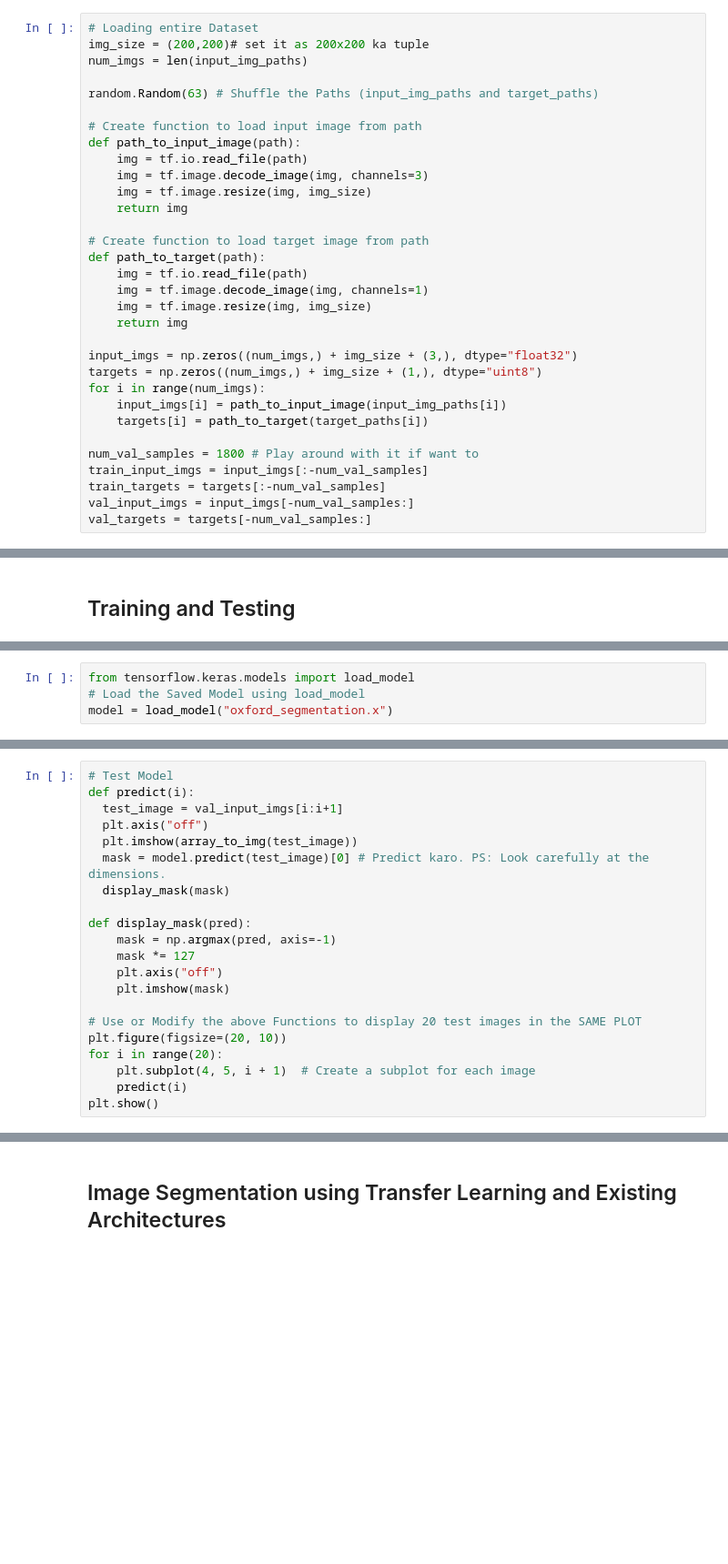
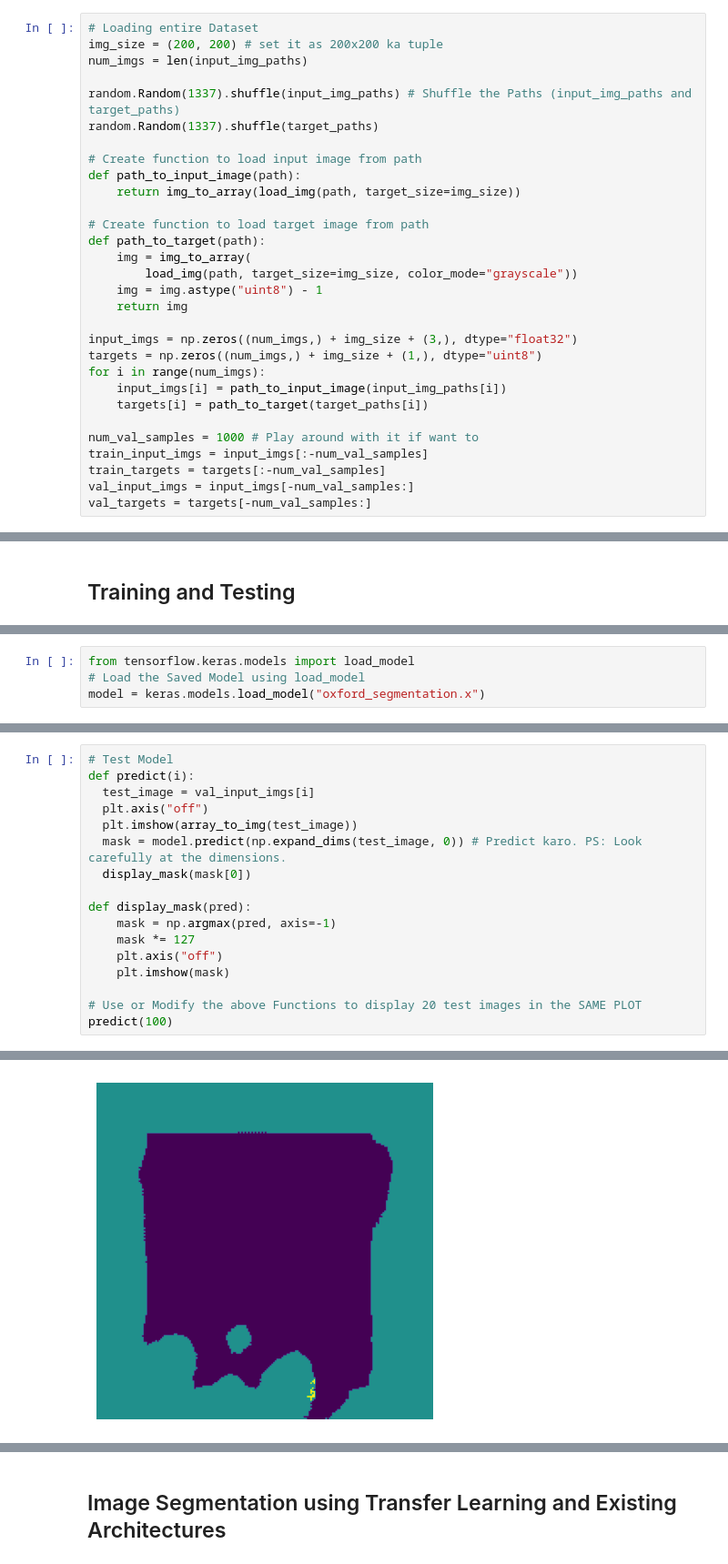
Before and after one commit to stableminded/Synapse_lp, a Jupyter notebook: Dhairya_Mehta_Synapse_CV_Week_2_Task.ipynb, the cells around one changed output, grey strips where cells are left out. Shown at 91% size. Saved outputs shown, nothing was run; the diff lists cells and outputs as text; blank space fills up the shorter version.

```diff
--- a/Dhairya_Mehta_Synapse_CV_Week_2_Task.ipynb
+++ b/Dhairya_Mehta_Synapse_CV_Week_2_Task.ipynb
@@ -92,23 +92,21 @@ display_target(img)
 [figure]
 # %%
 # Loading entire Dataset
-img_size = (200,200)# set it as 200x200 ka tuple
+img_size = (200, 200) # set it as 200x200 ka tuple
 num_imgs = len(input_img_paths)
 
-random.Random(63) # Shuffle the Paths (input_img_paths and target_paths)
+random.Random(1337).shuffle(input_img_paths) # Shuffle the Paths (input_img_paths and target_paths)
+random.Random(1337).shuffle(target_paths)
 
 # Create function to load input image from path
 def path_to_input_image(path):
-    img = tf.io.read_file(path)
-    img = tf.image.decode_image(img, channels=3)
-    img = tf.image.resize(img, img_size)
-    return img
+    return img_to_array(load_img(path, target_size=img_size))
 
 # Create function to load target image from path
 def path_to_target(path):
-    img = tf.io.read_file(path)
-    img = tf.image.decode_image(img, channels=1)
-    img = tf.image.resize(img, img_size)
+    img = img_to_array(
+        load_img(path, target_size=img_size, color_mode="grayscale"))
+    img = img.astype("uint8") - 1
     return img
 
 input_imgs = np.zeros((num_imgs,) + img_size + (3,), dtype="float32")
@@ -117,7 +115,7 @@ for i in range(num_imgs):
     input_imgs[i] = path_to_input_image(input_img_paths[i])
     targets[i] = path_to_target(target_paths[i])
 
-num_val_samples = 1800 # Play around with it if want to
+num_val_samples = 1000 # Play around with it if want to
 train_input_imgs = input_imgs[:-num_val_samples]
 train_targets = targets[:-num_val_samples]
 val_input_imgs = input_imgs[-num_val_samples:]
@@ -215,4 +226,4 @@ plt.legend()
 # %%
 from tensorflow.keras.models import load_model
 # Load the Saved Model using load_model
-model = load_model("oxford_segmentation.x")
+model = keras.models.load_model("oxford_segmentation.x")
@@ -221,11 +230,11 @@ OSError: ignored
 # %%
 # Test Model
 def predict(i):
-  test_image = val_input_imgs[i:i+1]
+  test_image = val_input_imgs[i]
   plt.axis("off")
   plt.imshow(array_to_img(test_image))
-  mask = model.predict(test_image)[0] # Predict karo. PS: Look carefully at the dimensions.
-  display_mask(mask)
+  mask = model.predict(np.expand_dims(test_image, 0)) # Predict karo. PS: Look carefully at the dimensions.
+  display_mask(mask[0])
 
 def display_mask(pred):
     mask = np.argmax(pred, axis=-1)
@@ -234,8 +243,5 @@ def display_mask(pred):
     plt.imshow(mask)
 
 # Use or Modify the above Functions to display 20 test images in the SAME PLOT
-plt.figure(figsize=(20, 10))
-for i in range(20):
-    plt.subplot(4, 5, i + 1)  # Create a subplot for each image
-    predict(i)
-plt.show()
+predict(100)
+# %% [output]
@@ -242,3 +249,4 @@ plt.show()
+[figure, added]
 # %%
 # Garbage Collection so that aage wale parts me issue nhi aaye
 del(model,train_input_imgs, train_targets, val_input_imgs, val_targets, history, input_imgs, targets)
```
Also changed, not shown: parts of 25 cells of this notebook.
